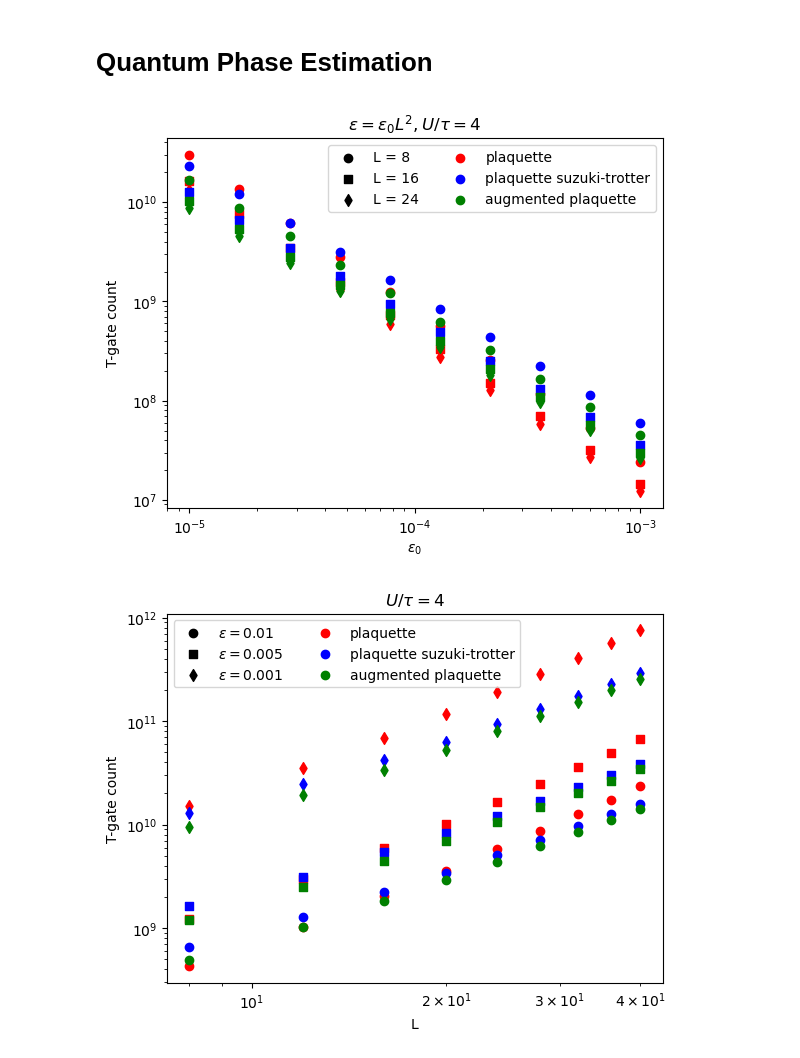
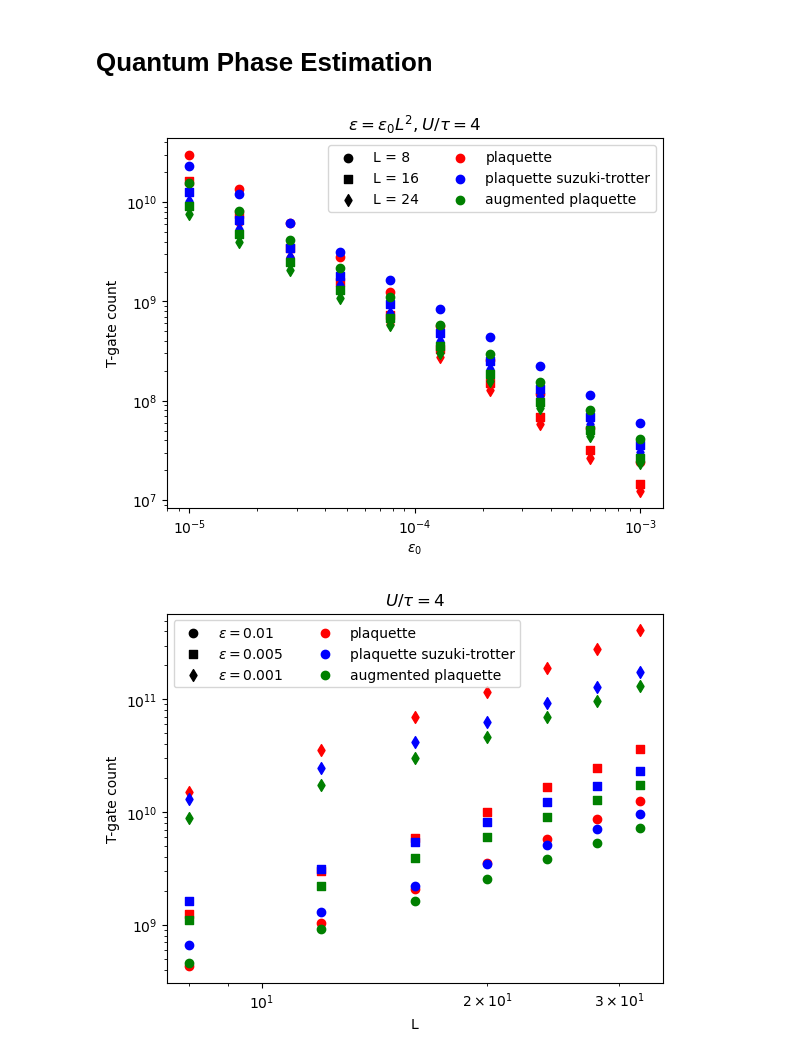
Before and after one commit to BjornTCC/lie-trotterization, a Jupyter notebook: square_lattice.ipynb, the cells around one changed output. Drawn from its saved outputs; the diff is of its cells as text; code cells hidden in the pictures.

```diff
--- a/square_lattice.ipynb
+++ b/square_lattice.ipynb
@@ -134,7 +139,9 @@ for gate_gen, color, comp_strat in zip([gates_2nd_order, gates_4th_order, gates_
             t_gates,
             outer_gates=u_gates,
             trotter_steps_from_time_and_error=get_trotter_count_func(comp_strat, L),
-            x=x))
+            x=x,
+            synthesize_rotation_with="RUS"
+        ))
             for t in ts
         ]
         plt.scatter(ts, ys, marker = marker_style, c = color)
@@ -158,24 +165,23 @@ def get_evolution_time_and_count_func(type: str, s: int):
 def get_trotter_count_func(type: str, s: int):
     def f(t,e):
         return compute_number_of_trotter_steps(
-            t,e,U,tau,s, type
+            t,e,U,tau,s, type,
         )
     return f
-
 
 def gates_2nd_order(L: int) -> tuple[dict, ...]:
     m = L**2//2
     return {
         HWPGate({FreeFermionicC4Tile():L**2 // 2}, m): 3,
         HWPGate({ShiftedOccupationPair():L**2}, 2*m): 1
-    }, {}#{HWPGate({ShiftedOccupationPair():L**2}, 2*m): 1}
+    }, {HWPGate({ShiftedOccupationPair():L**2}, 2*m): 1}
 
 def gates_4th_order(L: int) -> tuple[dict, ...]:
     m = L**2//2
     return {
         HWPGate({FreeFermionicC4Tile():L**2 // 2}, m): 15,
         HWPGate({ShiftedOccupationPair():L**2}, 2*m): 5
-    }, {}#{HWPGate({ShiftedOccupationPair():L**2}, 2*m): 1}
+    }, {HWPGate({ShiftedOccupationPair():L**2}, 2*m): 1}
 
 def gates_augmented(L: int) -> tuple[dict, ...]:
     m = L**2//2
@@ -183,7 +189,7 @@ def gates_augmented(L: int) -> tuple[dict, ...]:
        HWPGate({FreeFermionicC4Tile():L**2 // 2}, m): 6,
          HWPGate({ShiftedOccupationPair():L**2}, 2*m): 2,
         HWPGate({SpinSymmetricMixedControlledHappa(): L**2 // 2}, m): 4
-    }, {}#{HWPGate({FreeFermionicC4Tile():L**2 // 2}, m): 5, HWPGate({SpinSymmetricMixedControlledKappa(): L**2//2}, m): 8}
+    }, {HWPGate({FreeFermionicC4Tile():L**2 // 2}, m): 6, HWPGate({SpinSymmetricMixedControlledKappa(): L**2//2}, m): 8}
 # %%
 logeps_list = np.linspace(-5, -3, 10)
 eps_list = np.pow(10, logeps_list)
@@ -213,43 +219,47 @@ for gate_gen, color, comp_strat in zip([gates_2nd_order, gates_4th_order, gates_
             t_gates,
             unitary_gates=u_gates,
             simulation_steps_and_time_from_error=get_evolution_time_and_count_func(comp_strat, L),
-            x=x))
+            x=x,
+            synthesize_rotation_with="RUS"
+        ))
             for e in eps_list
         ]
         plt.scatter(eps_list, ys, marker = marker_style, c = color)
 # %% [output]
-[figure, old version]
+[figure, new version]
 # %%
-Ls = [8, 12, 16, 20, 24, 28, 32, 36, 40]
+Ls = [8, 12, 16, 20, 24, 28, 32]
 epss = [0.01, 0.005, 0.001]
 
 colors = ['r', 'b', 'g']
 marker_styles = ['o', 's', 'd']
 comp_strats = ["plaquette", "plaquette suzuki-trotter", "augmented plaquette"]
 
 for e, marker in zip(epss, marker_styles):
     plt.scatter([],[], c = "k", marker = marker, label = rf"$\varepsilon = {e}$")
 for strat, color in zip(comp_strats, colors):
     plt.scatter([],[], c = color, marker = "o", label = strat)
 
 plt.xscale("log")
 plt.yscale("log")
 plt.legend(ncol = 2)
 plt.xlabel(rf"L")
 plt.ylabel("T-gate count")
 plt.title(rf"$U / \tau = {U}$")
 
 for gate_gen, color, comp_strat in zip([gates_2nd_order, gates_4th_order, gates_augmented], colors, comp_strats):
     for e, marker_style in zip(epss, marker_styles):
         ys = []
         for L in Ls:
             t_gates, u_gates = gate_gen(L)
             ys.append(dict_to_t_count(adaptive_phase_estimation_resources(
                 e,
                 t_gates,
                 unitary_gates=u_gates,
                 simulation_steps_and_time_from_error=get_evolution_time_and_count_func(comp_strat, L),
-                x=x)))
+                x=x,
+                synthesize_rotation_with="RUS"
+            )))
         plt.scatter(Ls, ys, marker = marker_style, c = color)
 # %% [output]
-[figure, old version]
+[figure, new version]
```
Also changed, not shown: parts of 14 cells of this notebook, 3 other files.
